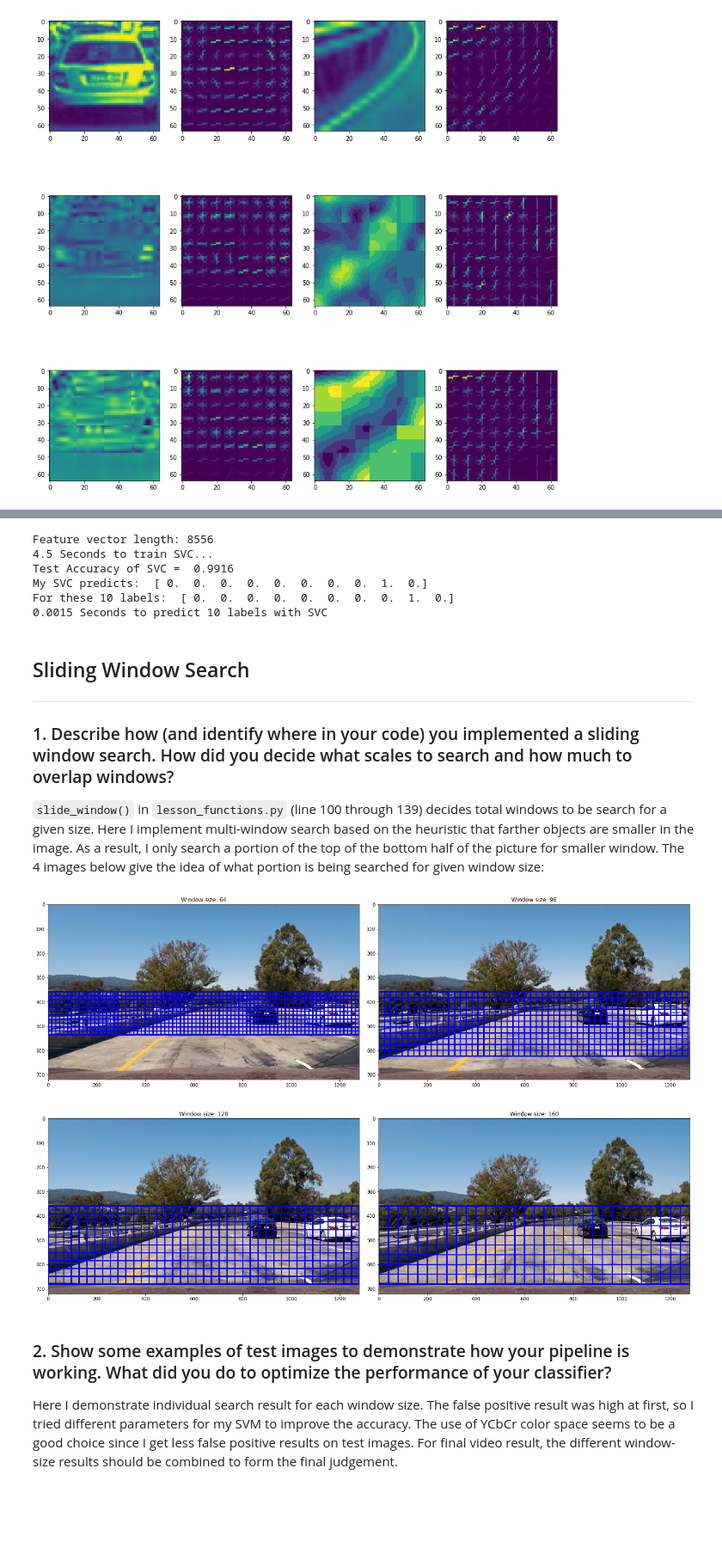
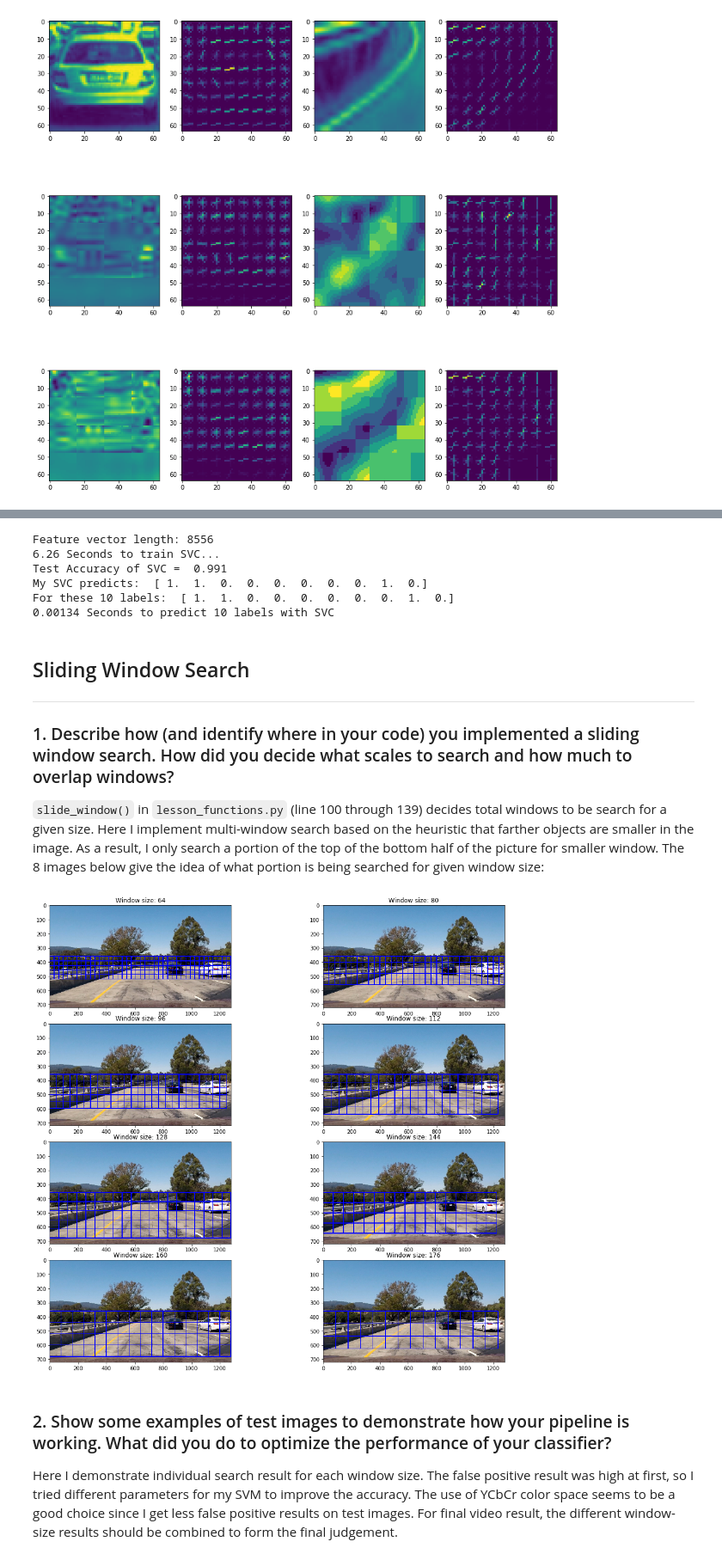
Before and after one commit to markandlw/CarND-Vehicle-Detection, a Jupyter notebook: report.ipynb, the cells around one changed output, grey strips where cells are left out. Shown at 86% size. Saved outputs shown, nothing was run; the diff lists cells and outputs as text; code cells hidden in the pictures; blank space fills up the shorter version.

Commit message:
Provide heatmap and make project video.

```diff
--- a/report.ipynb
+++ b/report.ipynb
@@ -175,7 +176,7 @@ X_train, X_test, y_train, y_test = train_test_split(
 print('Feature vector length:', len(X_train[0]))
 
 # Use a linear SVC
-svc = LinearSVC()
+svc = LinearSVC(C=0.9)
 
 t=time.time()
 svc.fit(X_train, y_train)
@@ -192,38 +193,38 @@ t2 = time.time()
 print(round(t2-t, 5), 'Seconds to predict', n_predict,'labels with SVC')
 # %% [output]
 Feature vector length: 8556
-4.5 Seconds to train SVC...
-Test Accuracy of SVC =  0.9916
-My SVC predicts:  [ 0.  0.  0.  0.  0.  0.  0.  0.  1.  0.]
-For these 10 labels:  [ 0.  0.  0.  0.  0.  0.  0.  0.  1.  0.]
-0.0015 Seconds to predict 10 labels with SVC
+6.26 Seconds to train SVC...
+Test Accuracy of SVC =  0.991
+My SVC predicts:  [ 1.  1.  0.  0.  0.  0.  0.  0.  1.  0.]
+For these 10 labels:  [ 1.  1.  0.  0.  0.  0.  0.  0.  1.  0.]
+0.00134 Seconds to predict 10 labels with SVC
 # %% [markdown]
 ## Sliding Window Search
 ---
 ### 1\. Describe how (and identify where in your code) you implemented a sliding window search. How did you decide what scales to search and how much to overlap windows?
-`slide_window()` in `lesson_functions.py` (line 100 through 139) decides total windows to be search for a given size. Here I implement multi-window search based on the heuristic that farther objects are smaller in the image. As a result, I only search a portion of the top of the bottom half of the picture for smaller window. The 4 images below give the idea of what portion is being searched for given window size:
+`slide_window()` in `lesson_functions.py` (line 100 through 139) decides total windows to be search for a given size. Here I implement multi-window search based on the heuristic that farther objects are smaller in the image. As a result, I only search a portion of the top of the bottom half of the picture for smaller window. The 8 images below give the idea of what portion is being searched for given window size:
 # %%
 test_img = mpimg.imread('./test_images/test1.jpg')
 
 def search_endpoint(window_size, img_height):
     return int(img_height / 2), int(img_height / 2 + img_height / 2 * window_size / 128)
 
-row,col = 2,2
-f, ax = plt.subplots(row, col, figsize=(20,13))
+row,col = 4,2
+f, ax = plt.subplots(row, col, figsize=(15,13))
 f.tight_layout()
 
 multi_windows = []
-for count,size in enumerate(range(64,192,32)):
+for count,size in enumerate(range(64,192,16)):
     start,stop = search_endpoint(size, test_img.shape[0])
-    #trim car head
+    #trim car hood
     if stop > test_img.shape[0] - 35:
         stop = test_img.shape[0] - 35
-    window = slide_window(test_img,y_start_stop=[start,stop],xy_window=(size,size),xy_overlap=(0.75,0.75))
+    window = slide_window(test_img,y_start_stop=[start,stop],xy_window=(size,size),xy_overlap=(0.50,0.50))
     multi_windows.append(window)
     ax.flatten()[count].imshow(draw_boxes(test_img,window,thick=3))
     ax.flatten()[count].set_title('Window size: ' + str(size))
 # %% [output]
-[figure, old version]
+[figure, new version]
 # %% [markdown]
 ### 2\. Show some examples of test images to demonstrate how your pipeline is working.  What did you do to optimize the performance of your classifier?
 Here I demonstrate individual search result for each window size. The false positive result was high at first, so I tried different parameters for my SVM to improve the accuracy. The use of YCbCr color space seems to be a good choice since I get less false positive results on test images. For final video result, the different window-size results should be combined to form the final judgement.
```
Also changed, not shown: parts of 11 cells of this notebook, 2 other files.
